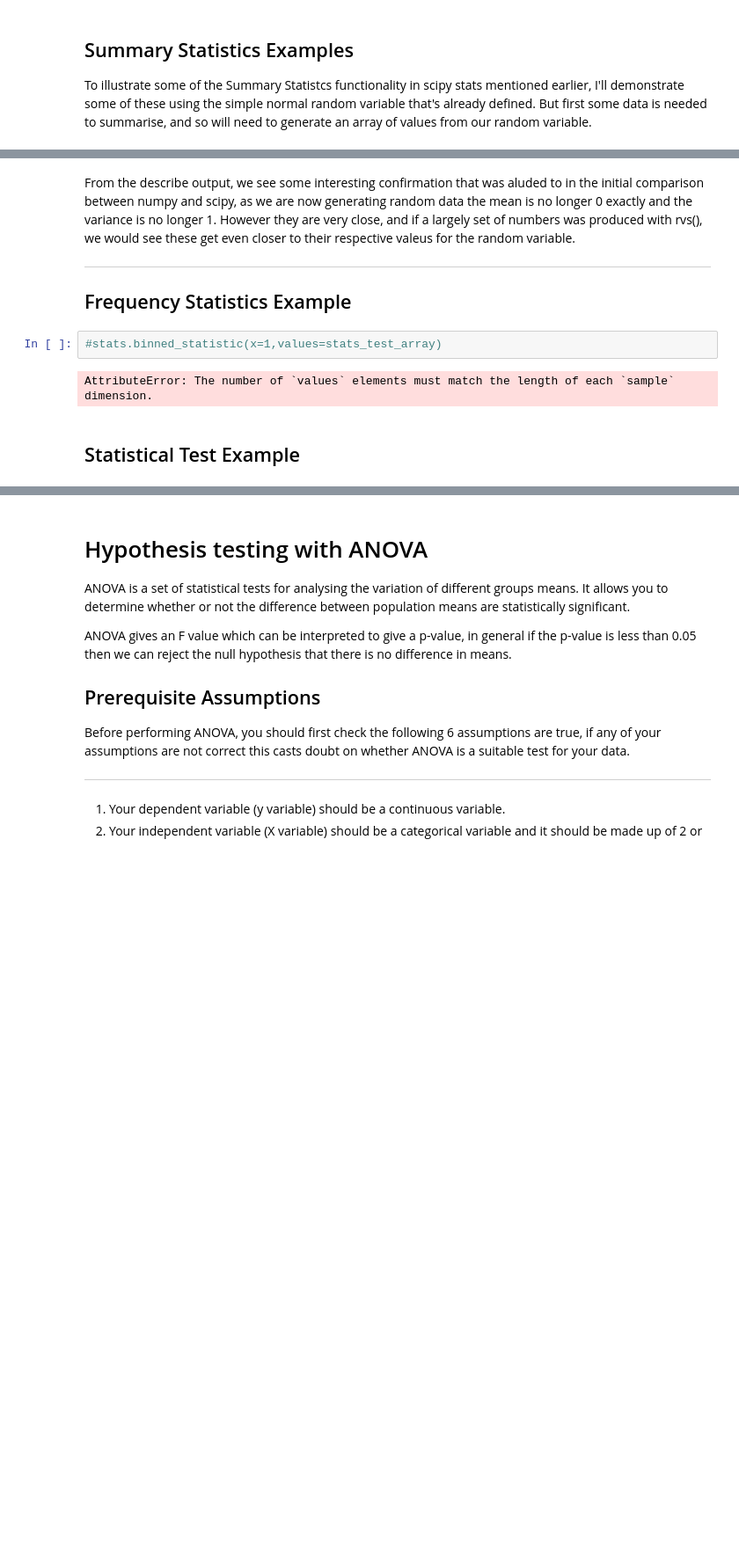
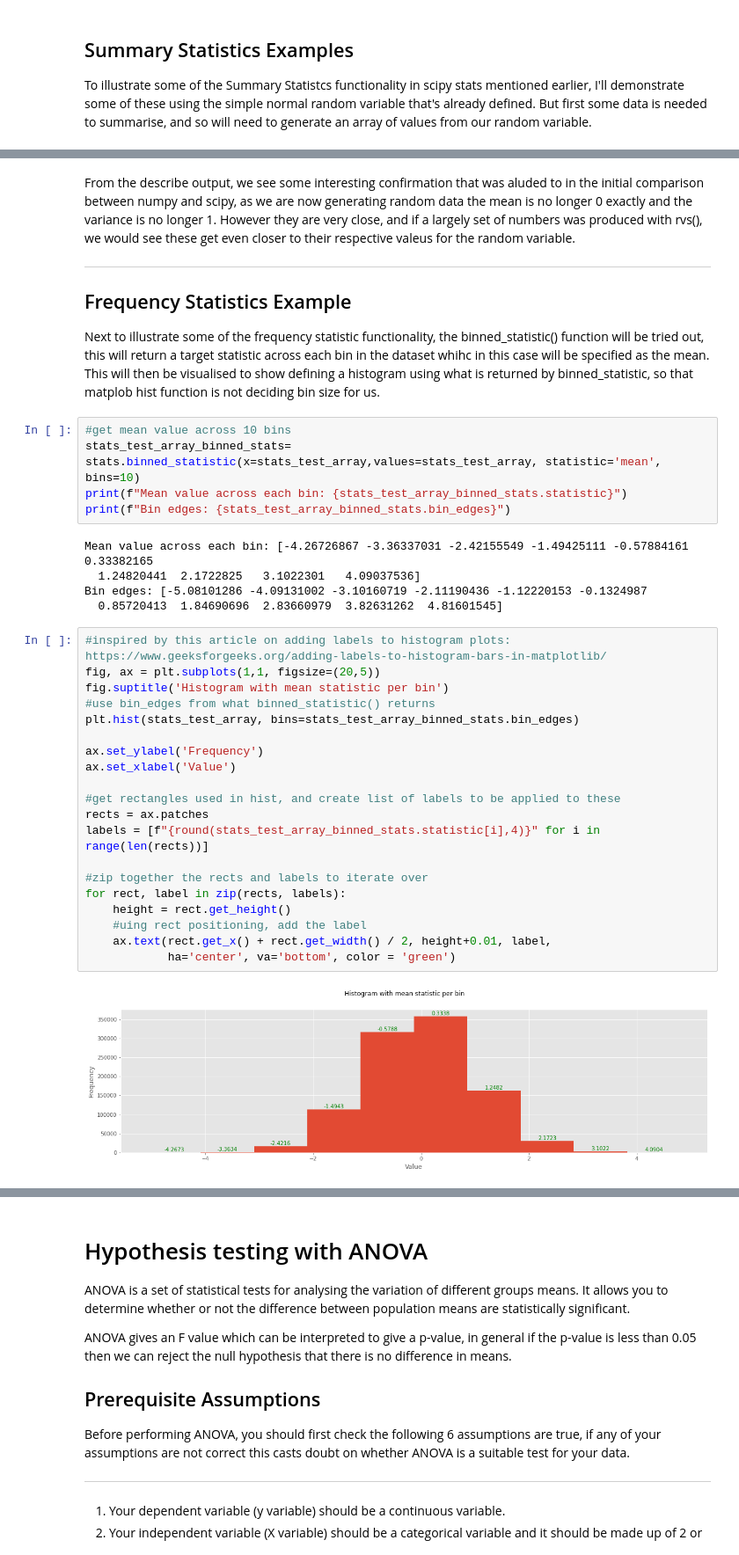
Before and after one commit to itskeithstudent/Machine-Learning-and-Statistics-Assessment, a Jupyter notebook: scipy-stats.ipynb, the cells around one changed output, grey strips where cells are left out. Shown at 88% size. Drawn from its saved outputs; the diff is of its cells as text; blank space fills up the shorter version.

Commit message:
Add frequency statistics example

```diff
--- a/scipy-stats.ipynb
+++ b/scipy-stats.ipynb
@@ -110,9 +114,37 @@ DescribeResult(nobs=1000000, minmax=(-4.698245870922343, 4.791302926094283), mea
 From the describe output, we see some interesting confirmation that was aluded to in the initial comparison between numpy and scipy, as we are now generating random data the mean is no longer 0 exactly and the variance is no longer 1. However they are very close, and if a largely set of numbers was produced with rvs(), we would see these get even closer to their respective valeus for the random variable.
 ***
 ## Frequency Statistics Example
+
+Next to illustrate some of the frequency statistic functionality, the binned_statistic() function will be tried out, this will return a target statistic across each bin in the dataset whihc in this  case will be specified as the mean. This will then be visualised to show defining a histogram using what is returned by binned_statistic, so that matplob hist function is not deciding bin size for us.
 # %%
-#stats.binned_statistic(x=1,values=stats_test_array)
+#get mean value across 10 bins
+stats_test_array_binned_stats= stats.binned_statistic(x=stats_test_array,values=stats_test_array, statistic='mean', bins=10)
+print(f"Mean value across each bin: {stats_test_array_binned_stats.statistic}")
+print(f"Bin edges: {stats_test_array_binned_stats.bin_edges}")
 # %% [output]
-AttributeError: The number of `values` elements must match the length of each `sample` dimension.
+Mean value across each bin: [-4.26726867 -3.36337031 -2.42155549 -1.49425111 -0.57884161  0.33382165
+  1.24820441  2.1722825   3.1022301   4.09037536]
+Bin edges: [-5.08101286 -4.09131002 -3.10160719 -2.11190436 -1.12220153 -0.1324987
+  0.85720413  1.84690696  2.83660979  3.82631262  4.81601545]
-# %% [markdown]
-## Statistical Test Example
+# %%
+#inspired by this article on adding labels to histogram plots: https://www.geeksforgeeks.org/adding-labels-to-histogram-bars-in-matplotlib/
+fig, ax = plt.subplots(1,1, figsize=(20,5))
+fig.suptitle('Histogram with mean statistic per bin')
+#use bin_edges from what binned_statistic() returns
+plt.hist(stats_test_array, bins=stats_test_array_binned_stats.bin_edges)
+
+ax.set_ylabel('Frequency')
+ax.set_xlabel('Value')
+
+#get rectangles used in hist, and create list of labels to be applied to these
+rects = ax.patches
+labels = [f"{round(stats_test_array_binned_stats.statistic[i],4)}" for i in range(len(rects))]
+
+#zip together the rects and labels to iterate over
+for rect, label in zip(rects, labels):
+    height = rect.get_height()
+    #uing rect positioning, add the label
+    ax.text(rect.get_x() + rect.get_width() / 2, height+0.01, label,
+            ha='center', va='bottom', color = 'green')
+# %% [output]
+[figure, added]
```
Also changed, not shown: parts of 6 cells of this notebook.
